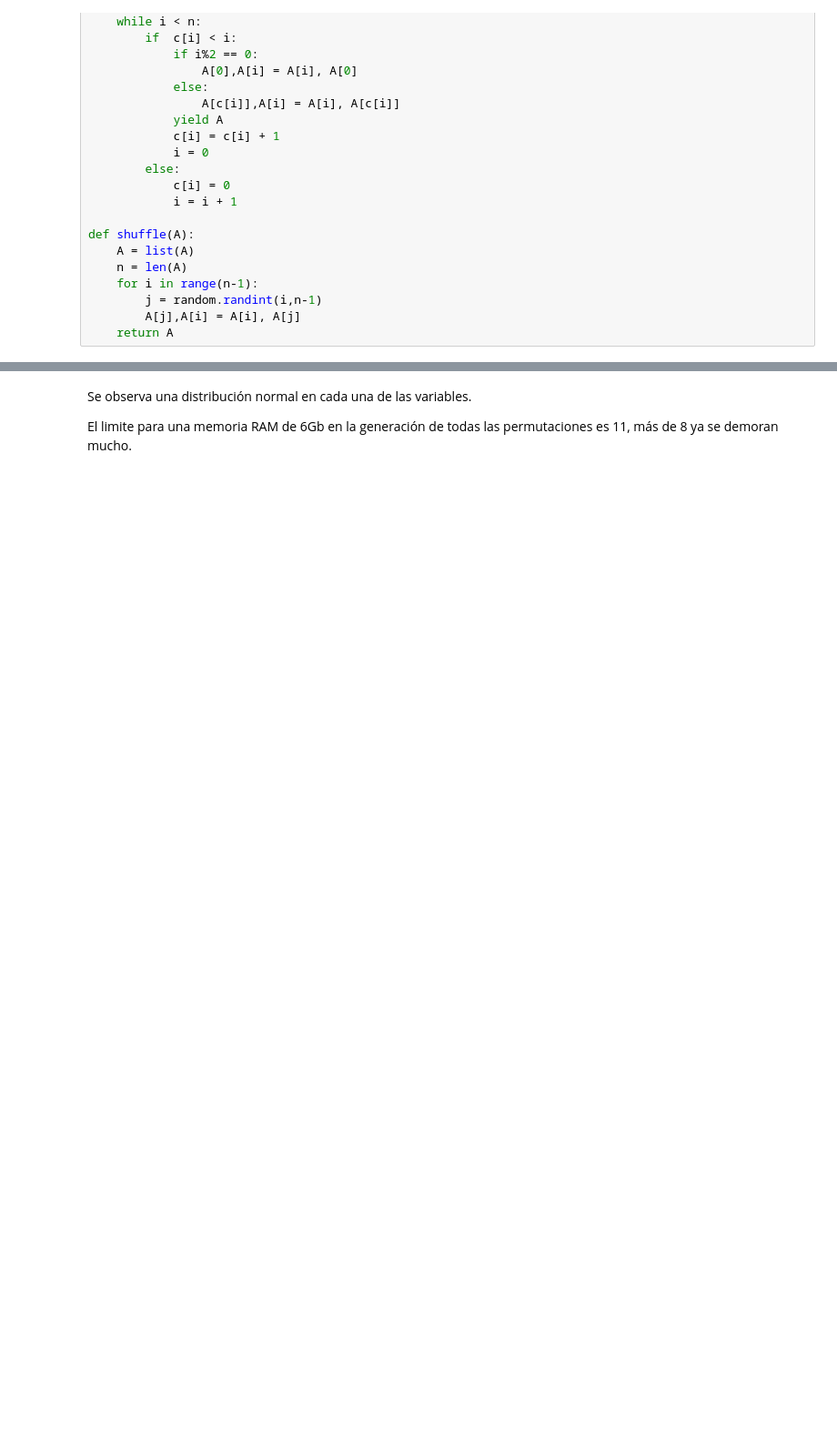
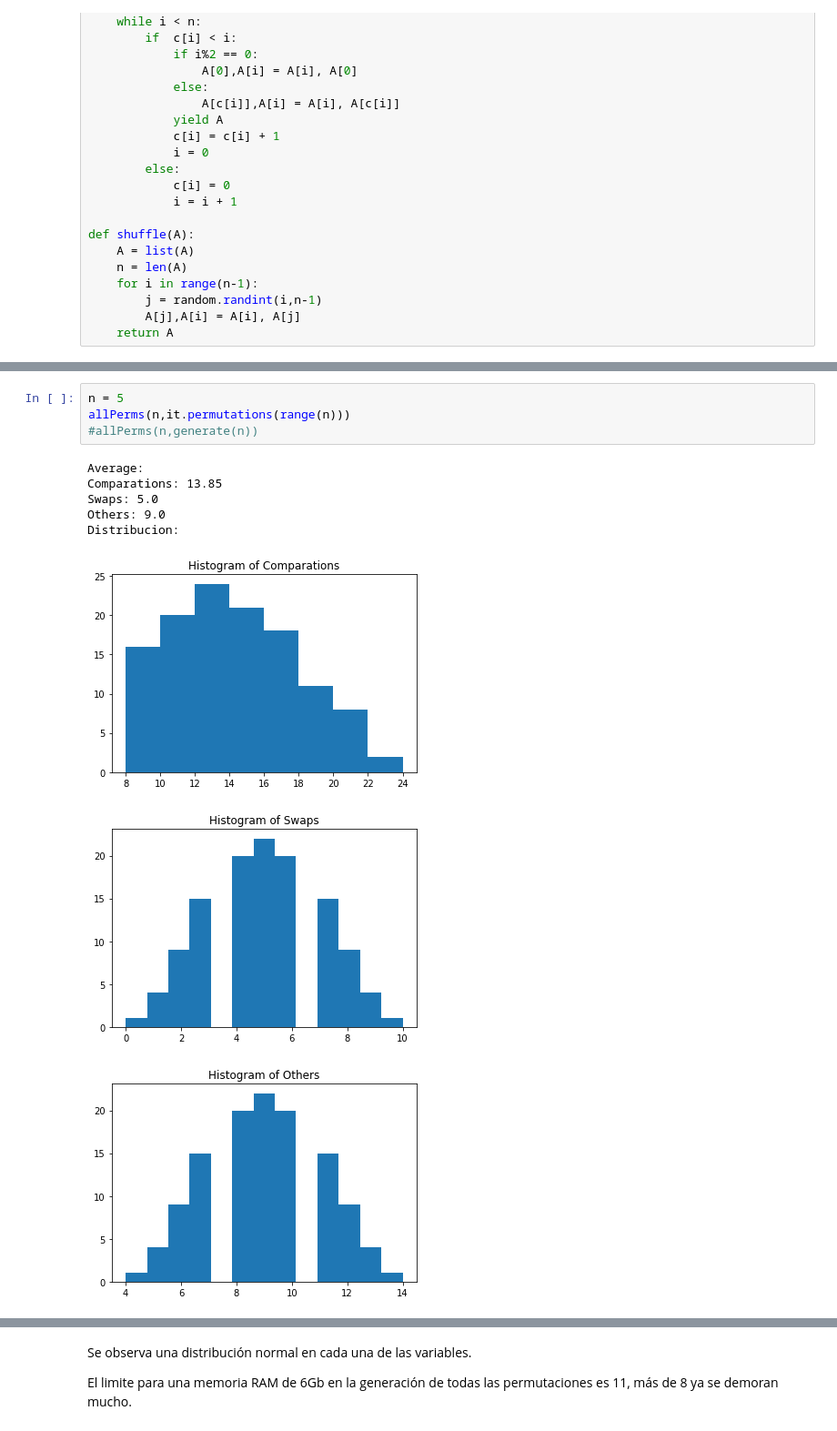
Before and after one commit to Zimelor/algoritmos-2018-01, a Jupyter notebook: insertionSort/insertion.ipynb, the cells around one changed output, grey strips where cells are left out. Shown at 91% size. Drawn from its saved outputs; the diff is of its cells as text; blank space fills up the shorter version.

```diff
--- a/insertionSort/insertion.ipynb
+++ b/insertionSort/insertion.ipynb
@@ -152,0 +124,13 @@ Distribucion:
+# %%
+n = 5
+allPerms(n,it.permutations(range(n)))
+#allPerms(n,generate(n))
+# %% [output]
+Average:
+Comparations: 13.85
+Swaps: 5.0
+Others: 9.0
+Distribucion:
+[figure, added]
+[figure, added]
+[figure, added]
```
Also changed, not shown: parts of 4 cells of this notebook.
